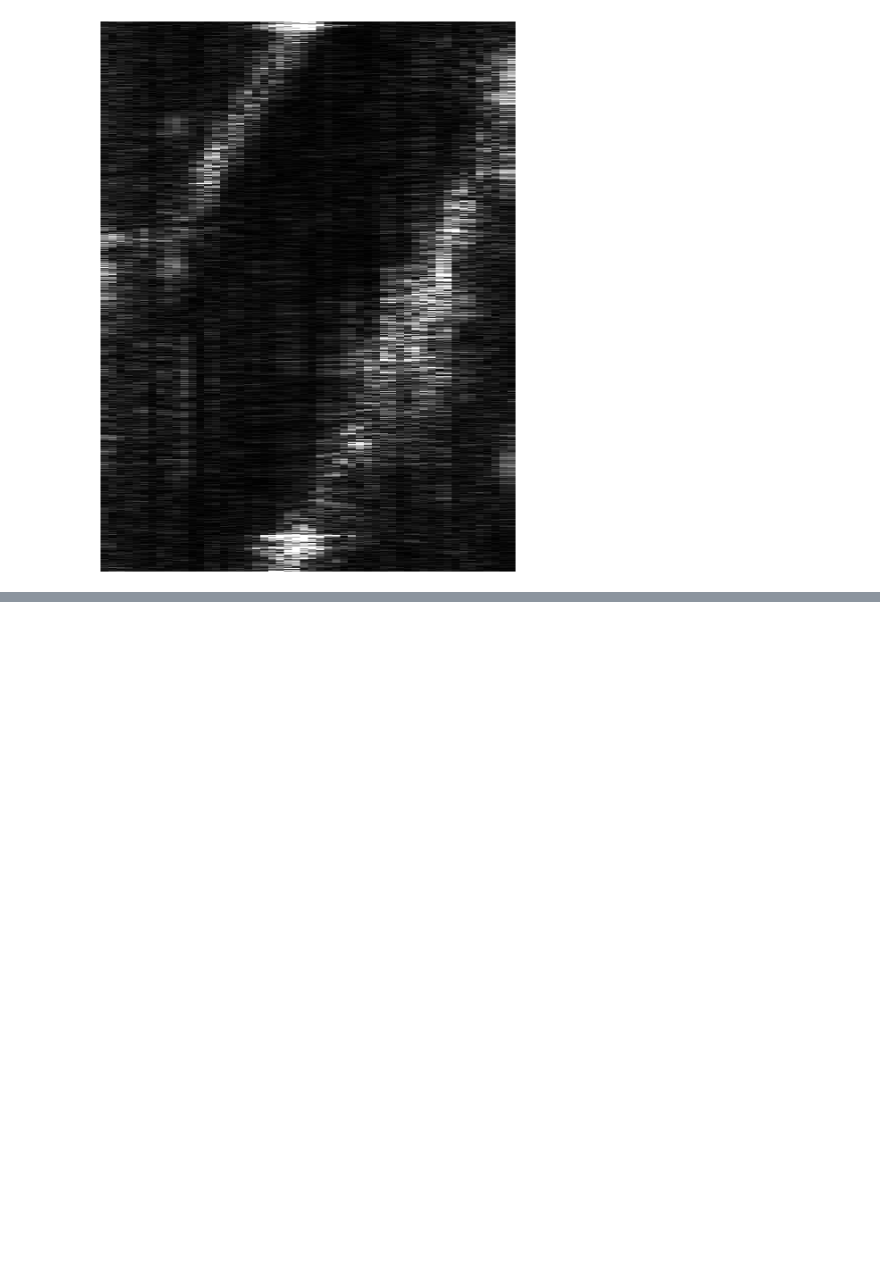
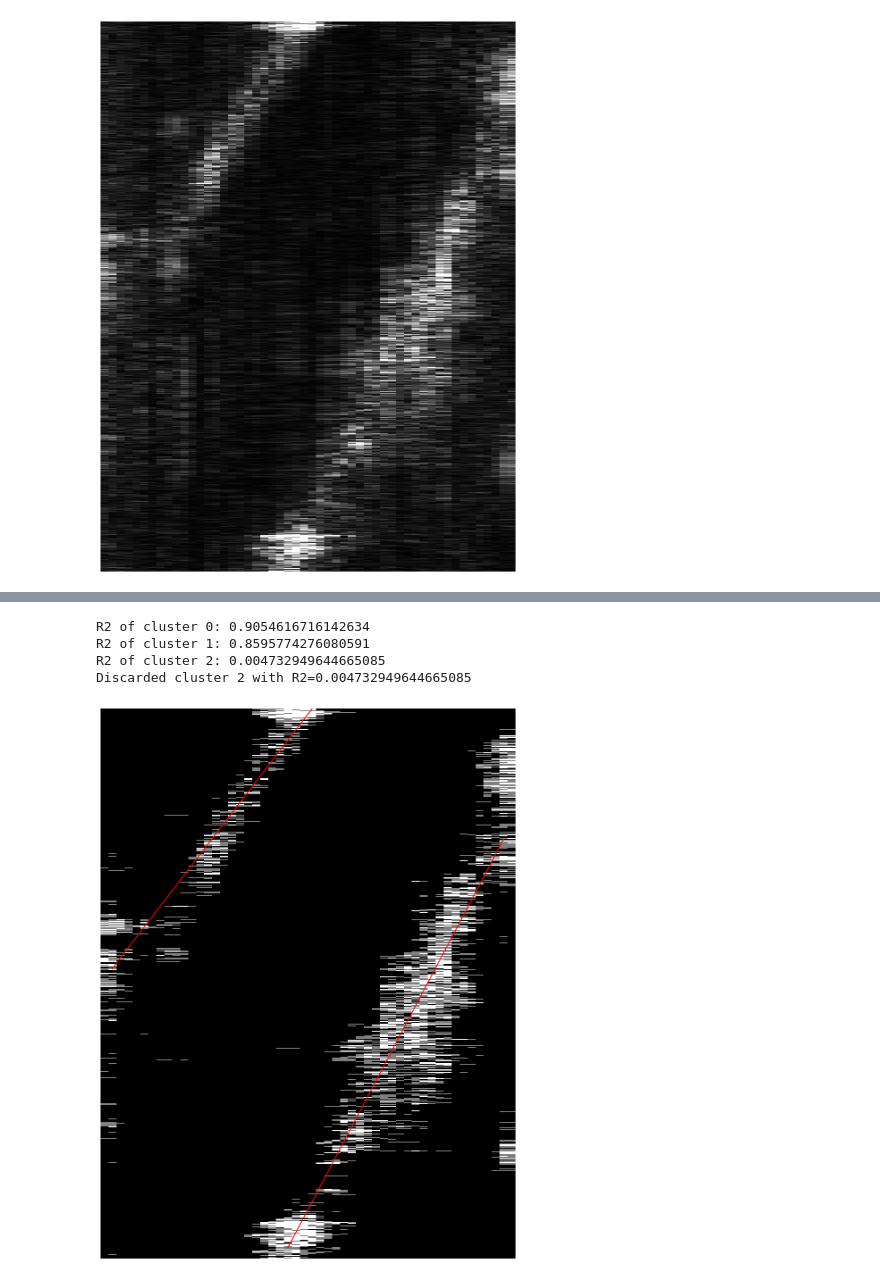
Before and after one commit to shhhQuiettt/moving-objects-DAS-system, a Jupyter notebook: regression3.ipynb, the cells around one changed output, grey strips where cells are left out. Cells and saved outputs as stored; diff of their text form; code cells hidden in the pictures; blank space fills up the shorter version.

Commit message:
Add detecting lines using linear regression

```diff
--- a/regression3.ipynb
+++ b/regression3.ipynb
@@ -105,5 +121,45 @@ plot_numpy(img_clusters)
-# %%
-arr = np.arange(9).reshape((3,3))
-idx = np.array([[0,0],[2,1]])
-arr[idx.T[0], idx.T[1]] = 69
-arr
+# %%
+from sklearn.linear_model import LinearRegression
+
+lines = []
+
+for cluster_id in range(no_of_clusters):
+    cluster_img = np.zeros_like(img, dtype=np.uint8)
+    idx = X[clustering.labels_ == cluster_id, :]
+    cluster_img[idx.T[0], idx.T[1]] = 255
+
+    # plot_numpy(C1)
+    white_pixels = np.nonzero(cluster_img)
+    x_coords = white_pixels[1].reshape(-1,1)
+    y_coords = white_pixels[0]
+
+    model = LinearRegression()
+    model.fit(x_coords, y_coords)
+
+    slope = model.coef_[0]
+    intercept = model.intercept_
+
+    x_start = np.min(x_coords)
+    x_end = np.max(x_coords)
+
+    # y_start = model.predict([[x_start]])
+    # y_end = model.predict([[x_end]])
+    r2 = model.score(x_coords, y_coords)
+    print(f"R2 of cluster {cluster_id}: {r2}")
+
+    #DISCARDING R2 < 0.8
+    if r2 < 0.8:
+        print(f"Discarded cluster {cluster_id} with R2={r2}")
+        continue
+
+    lines.append((slope,intercept, x_start, x_end))
+
+# line_dst = cv2.cvtColor(img, cv2.COLOR_GRAY2RGB)
+
+plot_numpy_with_lines(img, lines)
+# %% [output]
+R2 of cluster 0: 0.9054616716142634
+R2 of cluster 1: 0.8595774276080591
+R2 of cluster 2: 0.004732949644665085
+Discarded cluster 2 with R2=0.004732949644665085
+[figure, added]
```
Also changed, not shown: parts of 10 cells of this notebook, 1 other file.
